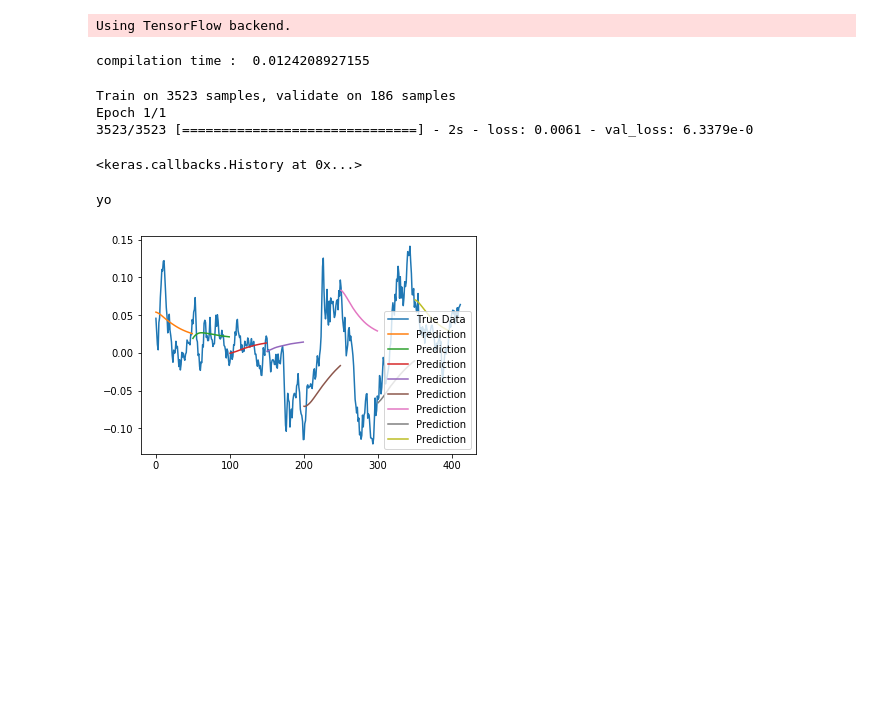
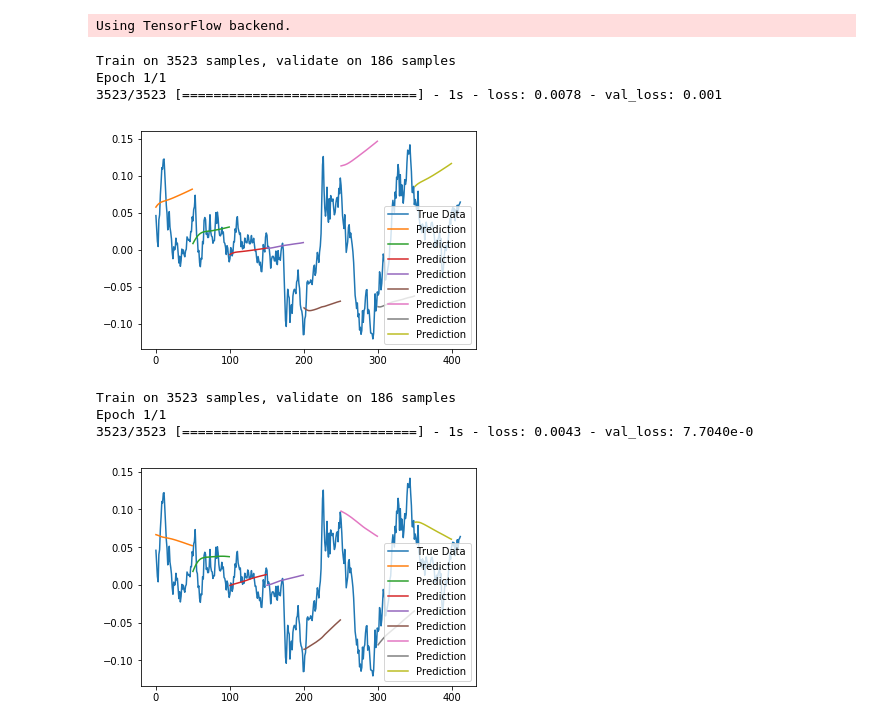
Before and after one commit to coderfi/How-to-Predict-Stock-Prices-Easily-Demo, a Jupyter notebook: stockdemo.ipynb, the cells around one changed output. Saved outputs shown, nothing was run; the diff lists cells and outputs as text; code cells hidden in the pictures; blank space fills up the shorter version.

Commit message:
refactor as a Demo class, experiment with different layers and settings

```diff
--- a/stockdemo.ipynb
+++ b/stockdemo.ipynb
@@ -6,5 +7,2 @@ import lstm, time #helper libraries
 # %% [output]
 Using TensorFlow backend.
-# %%
-#Step 1 Load Data
-X_train, y_train, X_test, y_test = lstm.load_data('sp500.csv', 50, True)
@@ -11,44 +42,26 @@ X_train, y_train, X_test, y_test = lstm.load_data('sp500.csv', 50, True)
+# %%
+demo = Demo('sp500.csv', window_size=50, normalize=True)
 # %%
-#Step 2 Build Model
-model = Sequential()
-
-model.add(LSTM(
-    input_dim=1,
-    output_dim=50,
-    return_sequences=True))
-model.add(Dropout(0.2))
-
-model.add(LSTM(
-    100,
-    return_sequences=False))
-model.add(Dropout(0.2))
-
-model.add(Dense(
-    output_dim=1))
-model.add(Activation('linear'))
-
-start = time.time()
-model.compile(loss='mse', optimizer='rmsprop')
-print 'compilation time : ', time.time() - start
+demo.run(layers=(LSTM(input_dim=1, output_dim=50, return_sequences=True),
+                 Dropout(0.2),
+                 LSTM(100, return_sequences=False),
+                 Dropout(0.2),
+                 Dense(output_dim=1),
+                 Activation('linear')))
 # %% [output]
-compilation time :  0.0124208927155
+Train on 3523 samples, validate on 186 samples
+Epoch 1/1
+3523/3523 [==============================] - 1s - loss: 0.0078 - val_loss: 0.001
+[figure, added]
-# %%
-#Step 3 Train the model
-model.fit(
-    X_train,
-    y_train,
-    batch_size=512,
-    nb_epoch=1,
-    validation_split=0.05)
-# %% [output]
-Train on 3523 samples, validate on 186 samples
-Epoch 1/1
-3523/3523 [==============================] - 2s - loss: 0.0061 - val_loss: 6.3379e-0
-<keras.callbacks.History at 0x...>
-# %%
-#Step 4 - Plot the predictions!
-predictions = lstm.predict_sequences_multiple(model, X_test, 50, 50)
-lstm.plot_results_multiple(predictions, y_test, 50)
-# %% [output]
-yo
-[figure, removed]
+# %%
+demo.run(layers=(LSTM(input_dim=1, output_dim=50, return_sequences=True),
+                 Dropout(0.2),
+                 LSTM(200, return_sequences=False),
+                 Dropout(0.2),
+                 Dense(output_dim=1),
+                 Activation('linear')))
+# %% [output]
+Train on 3523 samples, validate on 186 samples
+Epoch 1/1
+3523/3523 [==============================] - 1s - loss: 0.0043 - val_loss: 7.7040e-0
+[figure, added]
```
Also changed, not shown: parts of 5 cells of this notebook, 1 other file.
